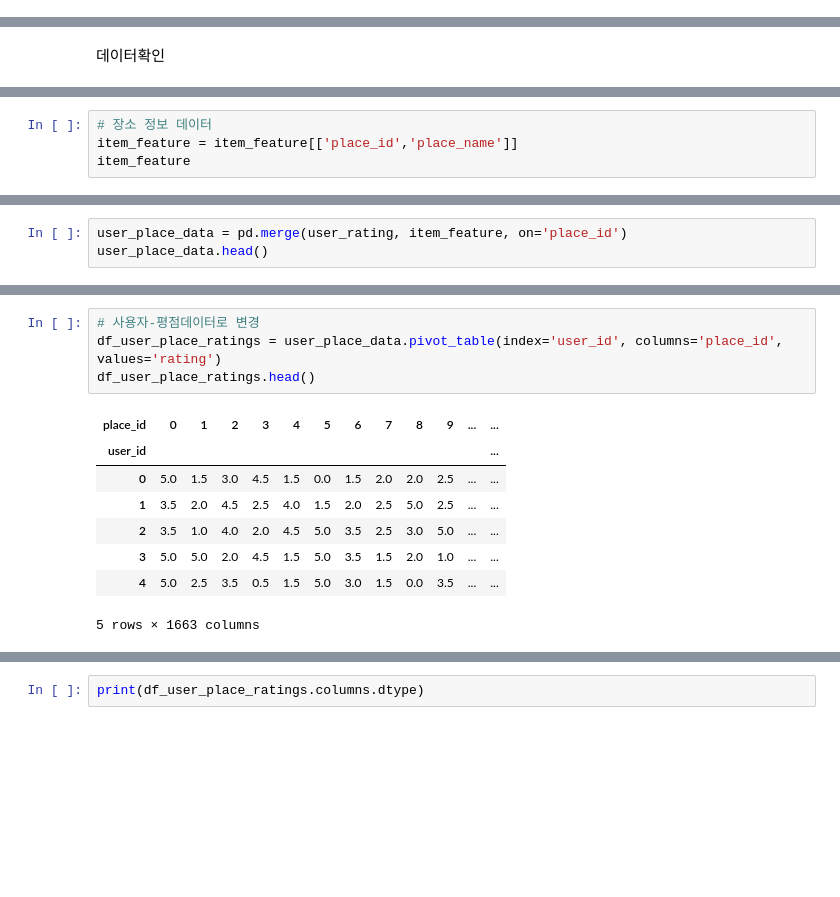
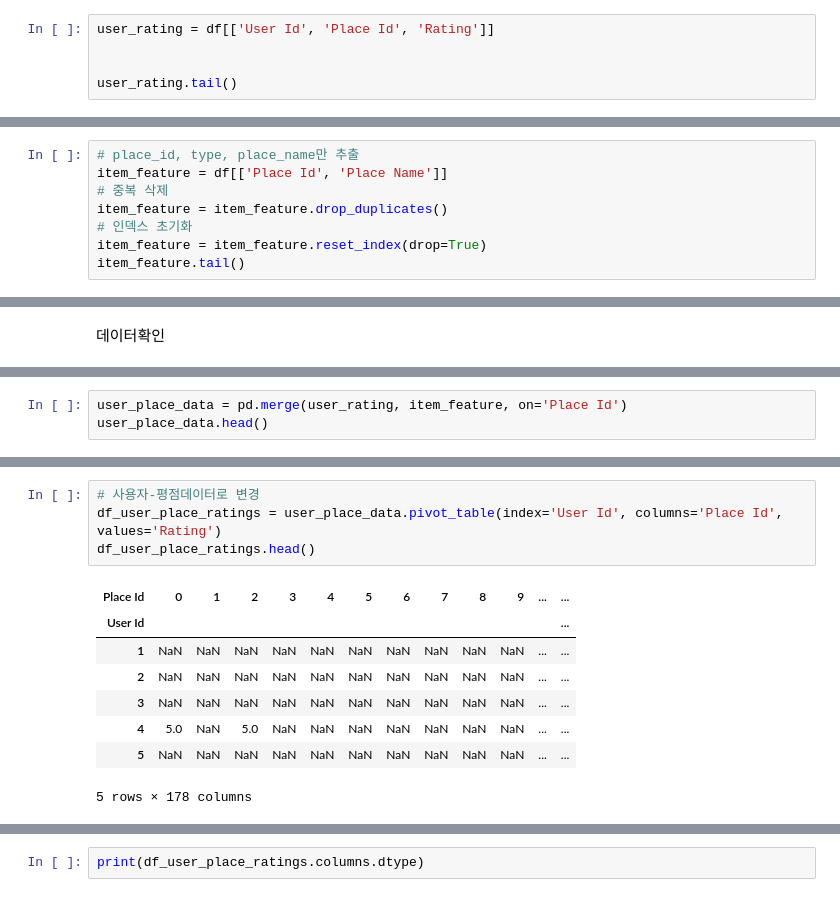
Before and after one commit to hscrown/madatpublicdata, a Jupyter notebook: collaborative_filtering_연습(8)_잠재요인기반.ipynb, the cells around one changed output, grey strips where cells are left out. Drawn from its saved outputs; the diff is of its cells as text; blank space fills up the shorter version.

```diff
--- a/collaborative_filtering_연습(8)_잠재요인기반.ipynb
+++ b/collaborative_filtering_연습(8)_잠재요인기반.ipynb
@@ -226,0 +48,5 @@ user_rating.tail()
+# %%
+user_rating = df[['User Id', 'Place Id', 'Rating']]
+
+
+user_rating.tail()
@@ -241,0 +64,8 @@ item_feature.head()
+# %%
+# place_id, type, place_name만 추출
+item_feature = df[['Place Id', 'Place Name']]
+# 중복 삭제
+item_feature = item_feature.drop_duplicates()
+# 인덱스 초기화
+item_feature = item_feature.reset_index(drop=True)
+item_feature.tail()
@@ -251,4 +82,0 @@ user_rating.shape  # (4989, 3)
-# %%
-# 장소 정보 데이터
-item_feature = item_feature[['place_id','place_name']]
-item_feature
@@ -269,4 +91,4 @@ item_feature
 # %%
-user_place_data = pd.merge(user_rating, item_feature, on='place_id')
+user_place_data = pd.merge(user_rating, item_feature, on='Place Id')
 user_place_data.head()
 # %% [output]
@@ -283,13 +105,13 @@ user_place_data.shape # (4989, 4)
 # %%
 # 사용자-평점데이터로 변경
-df_user_place_ratings = user_place_data.pivot_table(index='user_id', columns='place_id', values='rating')
+df_user_place_ratings = user_place_data.pivot_table(index='User Id', columns='Place Id', values='Rating')
 df_user_place_ratings.head()
 # %% [output]
-| place_id | 0 | 1 | 2 | 3 | 4 | 5 | 6 | 7 | 8 | 9 | ... | ... |
-| user_id |  |  |  |  |  |  |  |  |  |  |  | ... |
-| 0 | 5.0 | 1.5 | 3.0 | 4.5 | 1.5 | 0.0 | 1.5 | 2.0 | 2.0 | 2.5 | ... | ... |
-| 1 | 3.5 | 2.0 | 4.5 | 2.5 | 4.0 | 1.5 | 2.0 | 2.5 | 5.0 | 2.5 | ... | ... |
-| 2 | 3.5 | 1.0 | 4.0 | 2.0 | 4.5 | 5.0 | 3.5 | 2.5 | 3.0 | 5.0 | ... | ... |
-| 3 | 5.0 | 5.0 | 2.0 | 4.5 | 1.5 | 5.0 | 3.5 | 1.5 | 2.0 | 1.0 | ... | ... |
-| 4 | 5.0 | 2.5 | 3.5 | 0.5 | 1.5 | 5.0 | 3.0 | 1.5 | 0.0 | 3.5 | ... | ... |
+| Place Id | 0 | 1 | 2 | 3 | 4 | 5 | 6 | 7 | 8 | 9 | ... | ... |
+| User Id |  |  |  |  |  |  |  |  |  |  |  | ... |
+| 1 | NaN | NaN | NaN | NaN | NaN | NaN | NaN | NaN | NaN | NaN | ... | ... |
+| 2 | NaN | NaN | NaN | NaN | NaN | NaN | NaN | NaN | NaN | NaN | ... | ... |
+| 3 | NaN | NaN | NaN | NaN | NaN | NaN | NaN | NaN | NaN | NaN | ... | ... |
+| 4 | 5.0 | NaN | 5.0 | NaN | NaN | NaN | NaN | NaN | NaN | NaN | ... | ... |
+| 5 | NaN | NaN | NaN | NaN | NaN | NaN | NaN | NaN | NaN | NaN | ... | ... |
-5 rows × 1663 columns
+5 rows × 178 columns
```
Also changed, not shown: parts of 61 cells of this notebook.
